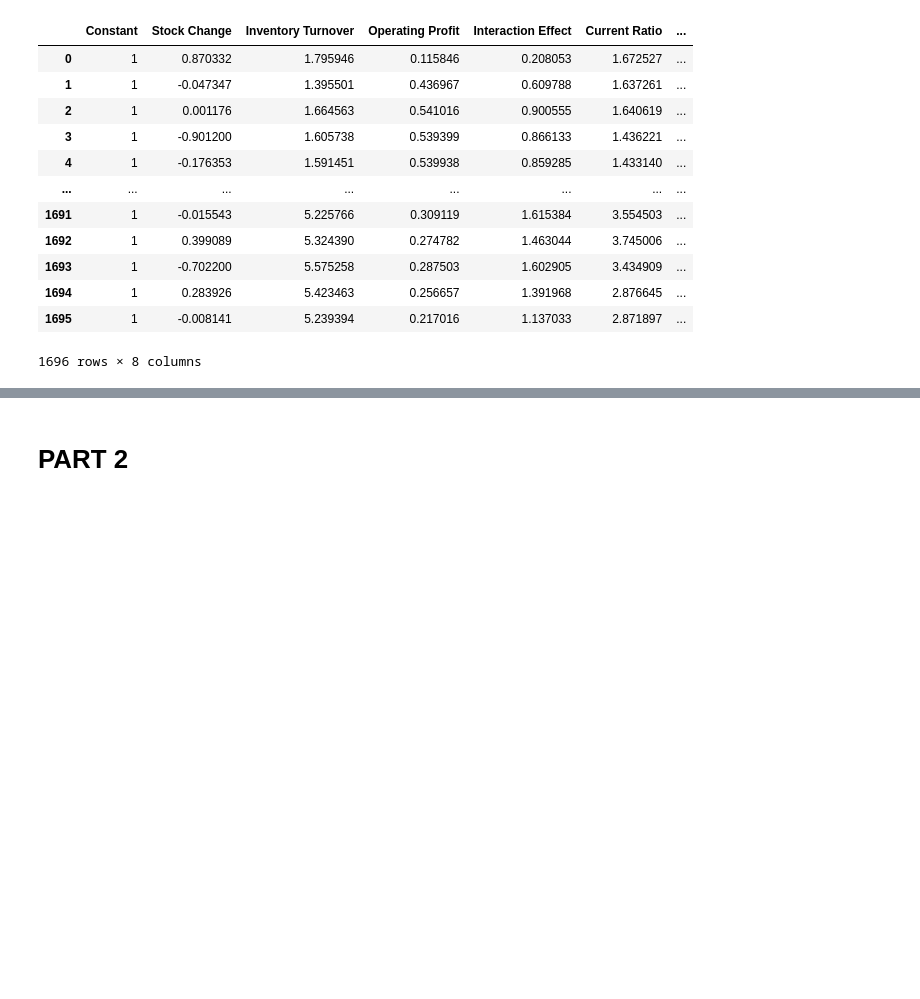
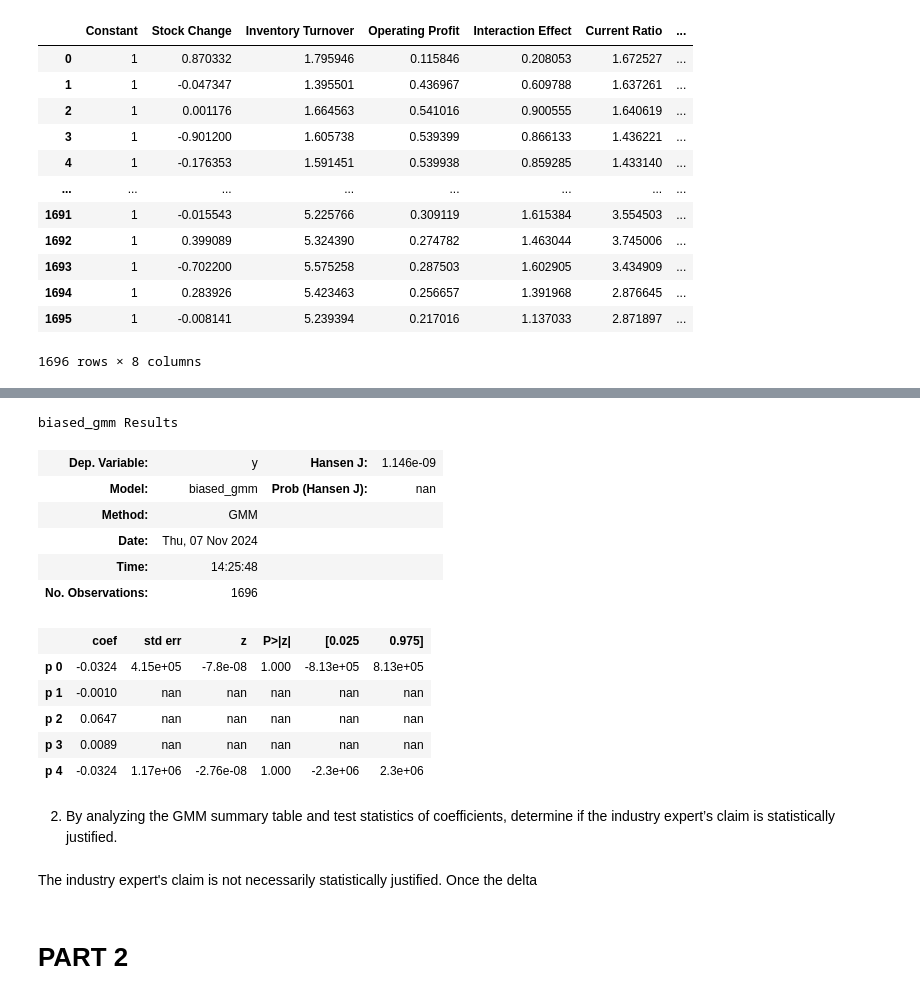
Before and after one commit to mn42899/predictive_modelling, a Jupyter notebook: OMIS_midterm.ipynb, the cells around one changed output, grey strips where cells are left out. Drawn from its saved outputs; the diff is of its cells as text; code cells hidden in the pictures; blank space fills up the shorter version.

```diff
--- a/OMIS_midterm.ipynb
+++ b/OMIS_midterm.ipynb
@@ -241,3 +158,23 @@ NameError: name 'initial_params' is not defined
+# %%
+res_bias.summary()
+# %% [output]
+biased_gmm Results
+| Dep. Variable: | y | Hansen J: | 1.146e-09 |
+| Model: | biased_gmm | Prob (Hansen J): | nan |
+| Method: | GMM |  |  |
+| Date: | Thu, 07 Nov 2024 |  |  |
+| Time: | 14:25:48 |  |  |
+| No. Observations: | 1696 |  |  |
+|  | coef | std err | z | P>|z| | [0.025 | 0.975] |
+| p 0 | -0.0324 | 4.15e+05 | -7.8e-08 | 1.000 | -8.13e+05 | 8.13e+05 |
+| p 1 | -0.0010 | nan | nan | nan | nan | nan |
+| p 2 | 0.0647 | nan | nan | nan | nan | nan |
+| p 3 | 0.0089 | nan | nan | nan | nan | nan |
+| p 4 | -0.0324 | 1.17e+06 | -2.76e-08 | 1.000 | -2.3e+06 | 2.3e+06 |
+# %% [markdown]
+2.	By analyzing the GMM summary table and test statistics of coefficients, determine if the industry expert’s claim is statistically justified.
+# %% [markdown]
+The industry expert's claim is not necessarily statistically justified. Once the delta
 # %% [markdown]
 # PART 2
 # %% [markdown]
```
Also changed, not shown: parts of 5 cells of this notebook, 1 other file.
